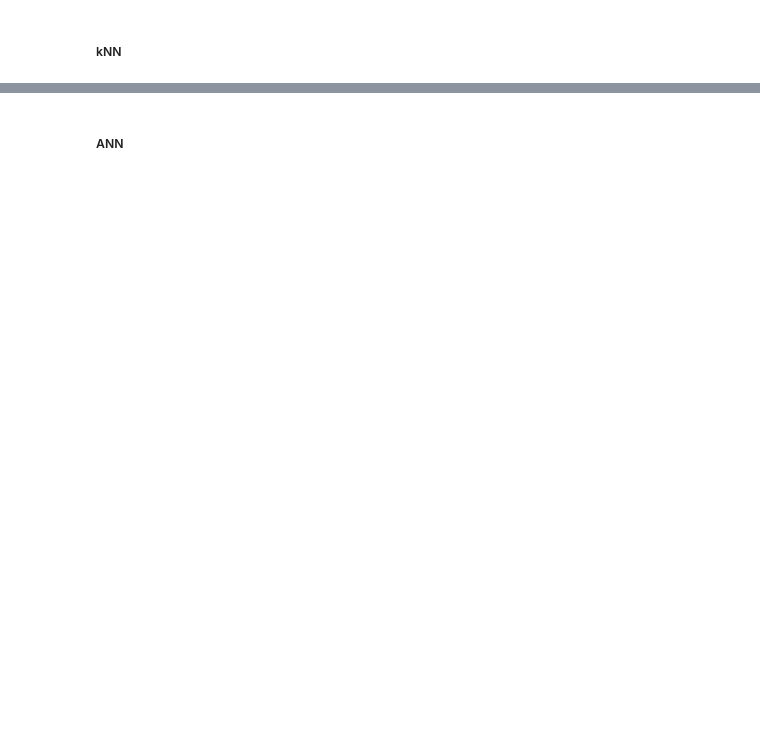
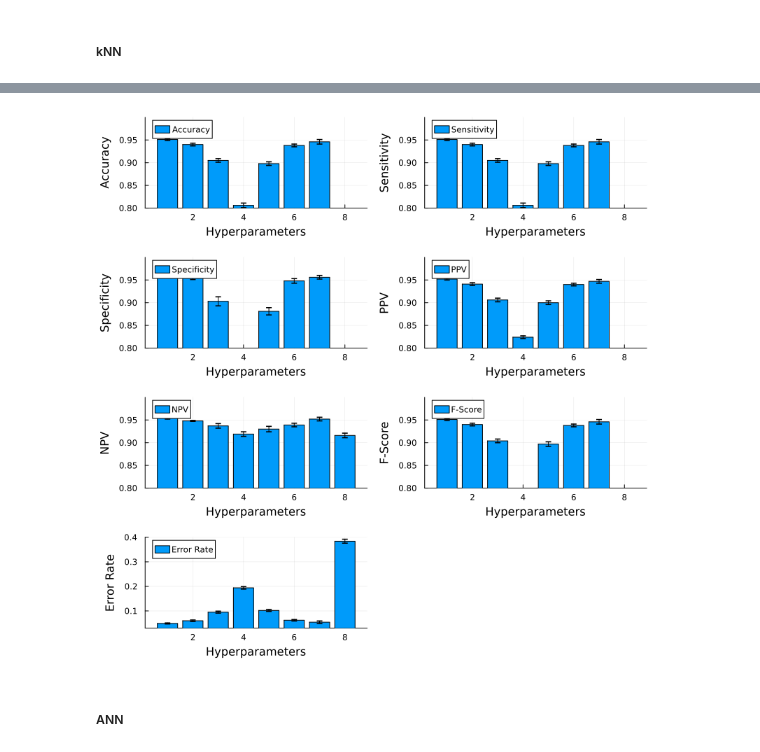
Before and after one commit to marcinjedrzejowski/Star-Classifier, a Jupyter notebook: first_approach.ipynb, the cells around one changed output, grey strips where cells are left out. Saved outputs shown, nothing was run; the diff lists cells and outputs as text; code cells hidden in the pictures; blank space fills up the shorter version.

```diff
--- a/first_approach.ipynb
+++ b/first_approach.ipynb
@@ -237,2 +354,54 @@ Set of hyperparameters 6 -> mean: 0.217 Std. Dev.: 0.006
+# %%
+using Plots
+
+# Data
+hyperparameters = [1, 7, 2, 6, 3, 5, 4, 8]
+acc_mean = [0.951, 0.946, 0.94, 0.938, 0.905, 0.898, 0.806, 0.616]
+acc_std = [0.002, 0.005, 0.003, 0.003, 0.004, 0.004, 0.005, 0.008]
+
+sensitivity_mean = [0.951, 0.946, 0.94, 0.938, 0.905, 0.898, 0.806, 0.616]
+sensitivity_std = [0.002, 0.005, 0.003, 0.003, 0.004, 0.004, 0.005, 0.008]
+
+specificity_mean = [0.961, 0.956, 0.955, 0.948, 0.903, 0.881, 0.733, 0.431]
+specificity_std = [0.003, 0.004, 0.004, 0.005, 0.01, 0.008, 0.005, 0.01]
+
+ppv_mean = [0.952, 0.947, 0.941, 0.94, 0.906, 0.9, 0.824, 0.765]
+ppv_std = [0.002, 0.004, 0.003, 0.003, 0.004, 0.004, 0.003, 0.001]
+
+npv_mean = [0.955, 0.952, 0.948, 0.939, 0.937, 0.93, 0.919, 0.916]
+npv_std = [0.003, 0.004, 0.001, 0.004, 0.005, 0.006, 0.005, 0.005]
+
+f_score_mean = [0.951, 0.946, 0.94, 0.938, 0.904, 0.897, 0.78, 0.486]
+f_score_std = [0.002, 0.005, 0.003, 0.003, 0.004, 0.005, 0.006, 0.009]
+
+err_rate_mean = [0.049, 0.054, 0.06, 0.062, 0.095, 0.102, 0.194, 0.384]
+err_rate_std = [0.002, 0.005, 0.003, 0.003, 0.004, 0.004, 0.005, 0.008]
+
+# Plotting
+plot_metrics(metric_name, mean_values, std_values) = bar(hyperparameters, mean_values, yerr=std_values, xlabel="Hyperparameters", ylabel=metric_name, label=metric_name, legend=:topleft)
+
+# Create subplots
+p = plot(
+    plot_metrics("Accuracy", acc_mean, acc_std),
+    plot_metrics("Sensitivity", sensitivity_mean, sensitivity_std),
+    plot_metrics("Specificity", specificity_mean, specificity_std),
+    plot_metrics("PPV", ppv_mean, ppv_std),
+    plot_metrics("NPV", npv_mean, npv_std),
+    plot_metrics("F-Score", f_score_mean, f_score_std),
+    plot_metrics("Error Rate", err_rate_mean, err_rate_std),
+    layout=(4, 2), size=(800, 800)
+)
+
+# Adjust y-axis scale for "Error Rate" subplot
+ylims!(p[end], (0.03, 0.4))  # Adjust the ylims as needed for the "Error Rate" subplot
+
+# Adjust y-axis scale for other subplots
+for i in 1:length(p)-1
+    ylims!(p[i], (0.8, 1.0))
+end
+
+display(p)
+# %% [output]
+[figure, added]
 # %% [markdown]
 ##### ANN #####
```
Also changed, not shown: parts of 26 cells of this notebook, 3 other files.
